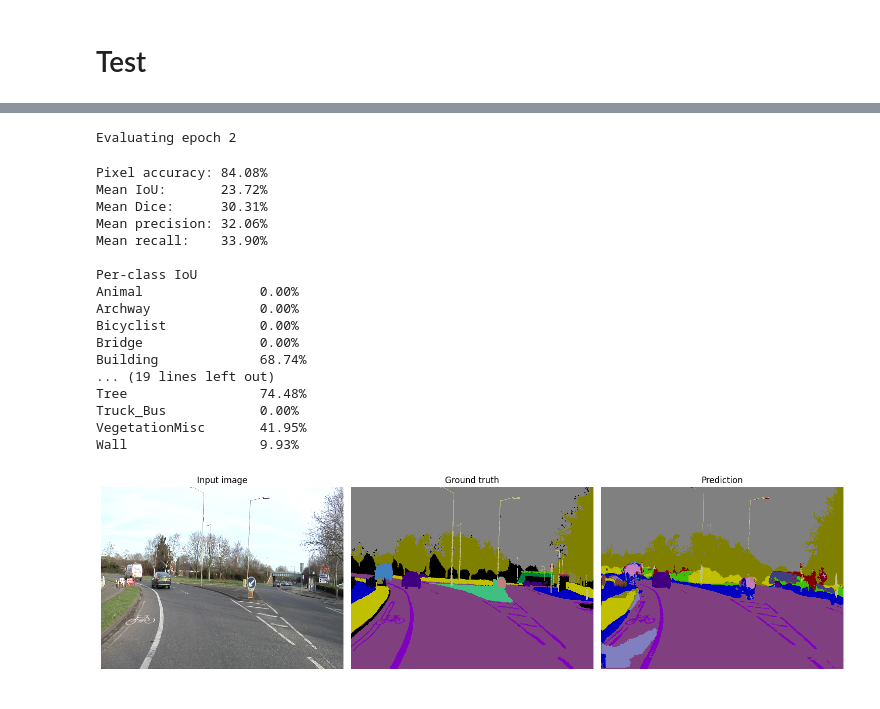
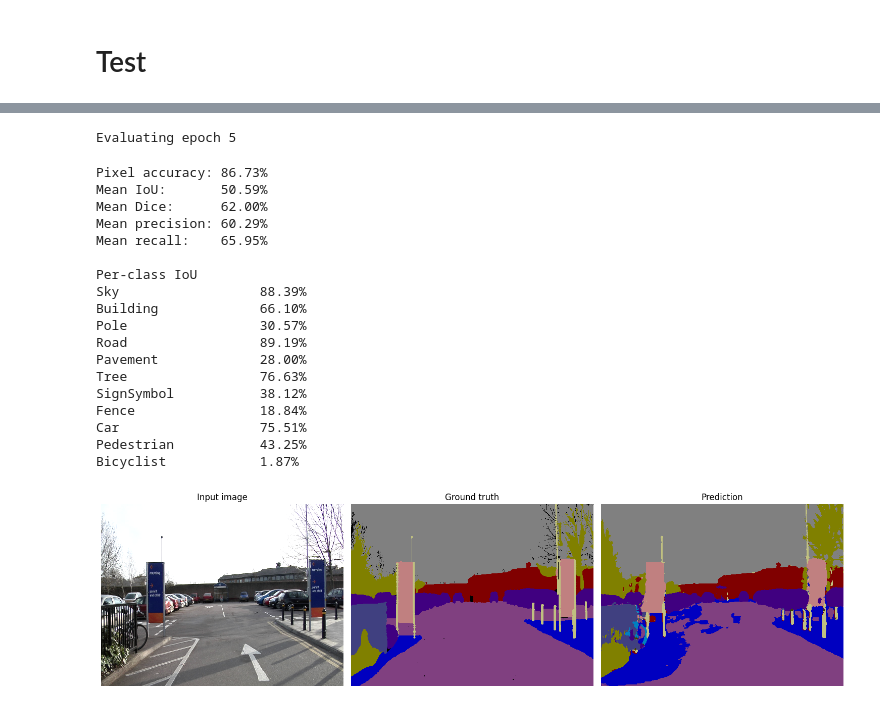
Before and after one commit to rizalkhairan/Tugas3_PemrosesanCitra, a Jupyter notebook: model/transfer-learning.ipynb, the cells around one changed output, grey strips where cells are left out. Cells and saved outputs as stored; diff of their text form; code cells hidden in the pictures.

```diff
--- a/model/transfer-learning.ipynb
+++ b/model/transfer-learning.ipynb
@@ -24,13 +24,11 @@ from torch.utils.data import Dataset
 from torch.utils.data import DataLoader
 
 
-SEED = 67
-def set_seed(seed: int = SEED) -> None:
+def set_seed(seed: int) -> None:
     random.seed(seed)
     np.random.seed(seed)
     torch.manual_seed(seed)
 
 
-set_seed(SEED)
 torch.backends.cudnn.benchmark = False
 torch.use_deterministic_algorithms(True)
@@ -246,16 +277,13 @@ for image_path, mask_path in pairs:
     sequence = image_path.stem.split("_", 1)[0]
     splits[sequence_to_split[sequence]].append((image_path, mask_path))
 
-image_size = None  # Keep 720 × 960. Set smaller if memory limit
-batch_size = 4
-
 loaders = {}
 for split, split_pairs in splits.items():
     loaders[split] = DataLoader(
         CamVidDataset(split_pairs, image_size=image_size),
         batch_size=batch_size,
         shuffle=(split == "train"),
-        num_workers=2,
+        num_workers=num_workers,
         pin_memory=torch.cuda.is_available(),
     )
     print(f"{split}: {len(split_pairs)} images")
@@ -559,0 +482,26 @@ Early stopping. Best epoch was 2.
+# %%
+final_epochs = 5
+
+combined_loader = DataLoader(
+    CamVidDataset(splits["train"] + splits["validation"], image_size=image_size),
+    batch_size=batch_size,
+    shuffle=True,
+    num_workers=num_workers,
+    pin_memory=(device.type == "cuda"),
+)
+
+run_dir = Path(DATASET_DIR).parent / "checkpoints" / f"camvid11-{architecture}-{encoder_name}"
+run_dir.mkdir(parents=True, exist_ok=True)
+final_path = run_dir / "final.pt"
+
+model, optimizer = build_model()
+fit(
+    model,
+    optimizer,
+    train_loader=combined_loader,
+    validation_loader=None,
+    epochs=final_epochs,
+    checkpoint_path=final_path,
+)
+
+print(f"Saved model to {final_path}")
@@ -560,5 +532,5 @@ Early stopping. Best epoch was 2.
 # %%
-checkpoint = torch.load(best_path, map_location="cpu", weights_only=True)
+checkpoint = torch.load(final_path, map_location="cpu", weights_only=True)
 model.load_state_dict(checkpoint["model"])
 print(f"Evaluating epoch {checkpoint['epoch']}")
 del checkpoint
@@ -606,54 +578,55 @@ for name, score, present in zip(class_names, iou, included):
     if present:
         print(f"{name:20s} {score:.2%}")
 # %% [output]
-Evaluating epoch 2
+Evaluating epoch 5
-Pixel accuracy: 84.08%
-Mean IoU:       23.72%
-Mean Dice:      30.31%
-Mean precision: 32.06%
-Mean recall:    33.90%
+Pixel accuracy: 86.73%
+Mean IoU:       50.59%
+Mean Dice:      62.00%
+Mean precision: 60.29%
+Mean recall:    65.95%
 
 Per-class IoU
-Animal               0.00%
-Archway              0.00%
-Bicyclist            0.00%
-Bridge               0.00%
-Building             68.74%
-... (19 lines left out)
-Tree                 74.48%
-Truck_Bus            0.00%
-VegetationMisc       41.95%
-Wall                 9.93%
+Sky                  88.39%
+Building             66.10%
+Pole                 30.57%
+Road                 89.19%
+Pavement             28.00%
+Tree                 76.63%
+SignSymbol           38.12%
+Fence                18.84%
+Car                  75.51%
+Pedestrian           43.25%
+Bicyclist            1.87%
 # %%
-sample_index = 0
+sample_index = 100
 test_dataset = test_loader.dataset
 image, target = test_dataset[sample_index]
 
 model.eval()
 with torch.inference_mode():
     with torch.autocast(device_type=device.type, dtype=torch.float16, enabled=use_amp):
         logits = model(image.unsqueeze(0).to(device))
     prediction = logits.argmax(dim=1)[0].cpu().numpy()
 
 # Undo ImageNet normalization for display.
 rgb = (image * test_dataset.std + test_dataset.mean).clamp(0, 1)
 rgb = rgb.permute(1, 2, 0).numpy()
 
 # Map class IDs back to RGB. The ignore index stays black.
 palette = np.zeros((256, 3), dtype=np.uint8)
 palette[:num_classes] = class_colors
 
 fig, axes = plt.subplots(1, 3, figsize=(15, 5))
 for ax, title, pixels in zip(
     axes,
     ("Input image", "Ground truth", "Prediction"),
     (rgb, palette[target.numpy()], palette[prediction]),
 ):
     ax.imshow(pixels, interpolation="nearest")
     ax.set_title(title)
     ax.axis("off")
 
 plt.tight_layout()
 plt.show()
 # %% [output]
-[figure, old version]
+[figure, new version]
```
Also changed, not shown: parts of 23 cells of this notebook, 3 other files.
